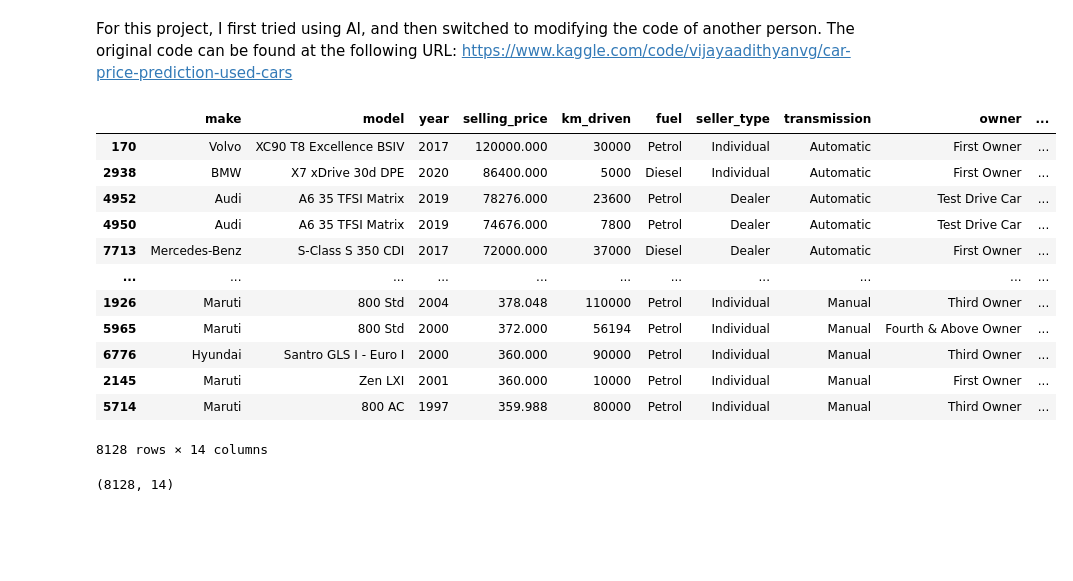
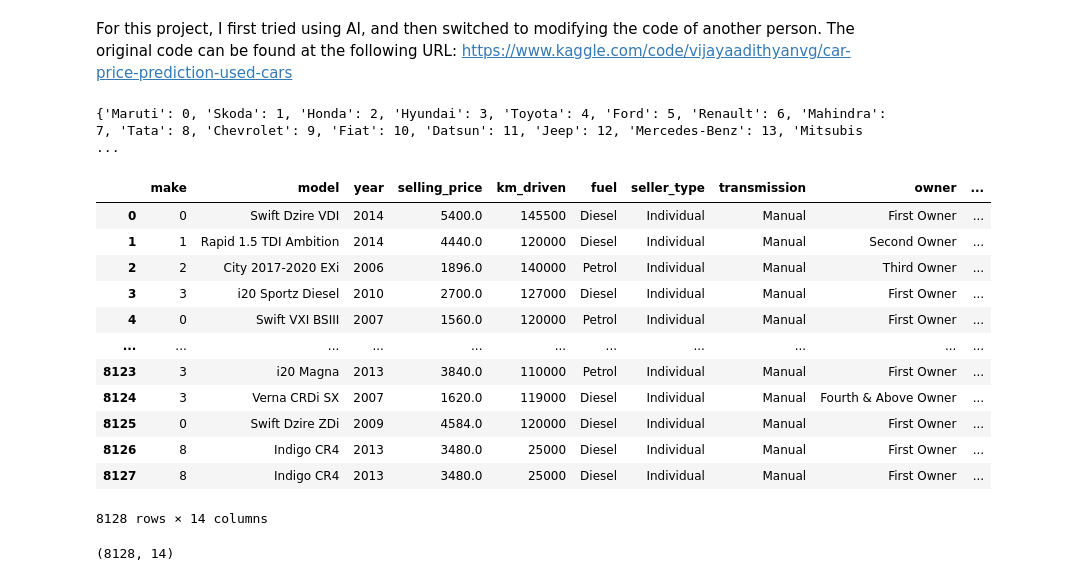
Before and after one commit to IAmEchino/INST414-Module6-IAmEchino, a Jupyter notebook: module_6_no_ai.ipynb, the cells around one changed output. Cells and saved outputs as stored; diff of their text form; code cells hidden in the pictures; blank space fills up the shorter version.

```diff
--- a/module_6_no_ai.ipynb
+++ b/module_6_no_ai.ipynb
@@ -11,28 +11,33 @@ from sklearn import metrics
 # %%
 car_df = pd.read_csv('cars.csv')
 # Extract brand from name column
 car_df.insert(0, "make", car_df['name'].apply(lambda x: x.split()[0]))
 car_df.insert(1, "model", car_df['name'].apply(lambda x: " ".join(x.split()[1:])))
 car_df = car_df.drop(columns='name', axis=1)
 car_df['selling_price'] = car_df['selling_price'].multiply(0.012)
-
+make = car_df['make'].unique()
+make_dict = {}
+for i in range(len(make)):
+    make_dict[make[i]] = i
+car_df['make'] = car_df['make'].map(make_dict)
 car_df.sort_values(by='selling_price', ascending=False)
-
-# car_df
+print(make_dict)
+car_df
 # %% [output]
+{'Maruti': 0, 'Skoda': 1, 'Honda': 2, 'Hyundai': 3, 'Toyota': 4, 'Ford': 5, 'Renault': 6, 'Mahindra': 7, 'Tata': 8, 'Chevrolet': 9, 'Fiat': 10, 'Datsun': 11, 'Jeep': 12, 'Mercedes-Benz': 13, 'Mitsubis ...
 |  | make | model | year | selling_price | km_driven | fuel | seller_type | transmission | owner | ... |
-| 170 | Volvo | XC90 T8 Excellence BSIV | 2017 | 120000.000 | 30000 | Petrol | Individual | Automatic | First Owner | ... |
-| 2938 | BMW | X7 xDrive 30d DPE | 2020 | 86400.000 | 5000 | Diesel | Individual | Automatic | First Owner | ... |
-| 4952 | Audi | A6 35 TFSI Matrix | 2019 | 78276.000 | 23600 | Petrol | Dealer | Automatic | Test Drive Car | ... |
-| 4950 | Audi | A6 35 TFSI Matrix | 2019 | 74676.000 | 7800 | Petrol | Dealer | Automatic | Test Drive Car | ... |
-| 7713 | Mercedes-Benz | S-Class S 350 CDI | 2017 | 72000.000 | 37000 | Diesel | Dealer | Automatic | First Owner | ... |
+| 0 | 0 | Swift Dzire VDI | 2014 | 5400.0 | 145500 | Diesel | Individual | Manual | First Owner | ... |
+| 1 | 1 | Rapid 1.5 TDI Ambition | 2014 | 4440.0 | 120000 | Diesel | Individual | Manual | Second Owner | ... |
+| 2 | 2 | City 2017-2020 EXi | 2006 | 1896.0 | 140000 | Petrol | Individual | Manual | Third Owner | ... |
+| 3 | 3 | i20 Sportz Diesel | 2010 | 2700.0 | 127000 | Diesel | Individual | Manual | First Owner | ... |
+| 4 | 0 | Swift VXI BSIII | 2007 | 1560.0 | 120000 | Petrol | Individual | Manual | First Owner | ... |
 | ... | ... | ... | ... | ... | ... | ... | ... | ... | ... | ... |
-| 1926 | Maruti | 800 Std | 2004 | 378.048 | 110000 | Petrol | Individual | Manual | Third Owner | ... |
-| 5965 | Maruti | 800 Std | 2000 | 372.000 | 56194 | Petrol | Individual | Manual | Fourth & Above Owner | ... |
-| 6776 | Hyundai | Santro GLS I - Euro I | 2000 | 360.000 | 90000 | Petrol | Individual | Manual | Third Owner | ... |
-| 2145 | Maruti | Zen LXI | 2001 | 360.000 | 10000 | Petrol | Individual | Manual | First Owner | ... |
-| 5714 | Maruti | 800 AC | 1997 | 359.988 | 80000 | Petrol | Individual | Manual | Third Owner | ... |
+| 8123 | 3 | i20 Magna | 2013 | 3840.0 | 110000 | Petrol | Individual | Manual | First Owner | ... |
+| 8124 | 3 | Verna CRDi SX | 2007 | 1620.0 | 119000 | Diesel | Individual | Manual | Fourth & Above Owner | ... |
+| 8125 | 0 | Swift Dzire ZDi | 2009 | 4584.0 | 120000 | Diesel | Individual | Manual | First Owner | ... |
+| 8126 | 8 | Indigo CR4 | 2013 | 3480.0 | 25000 | Diesel | Individual | Manual | First Owner | ... |
+| 8127 | 8 | Indigo CR4 | 2013 | 3480.0 | 25000 | Diesel | Individual | Manual | First Owner | ... |
-8128 rows × 14 columns
+8128 rows × 14 columns
 # %%
 car_df.shape
 #rows, then columns
```
Also changed, not shown: 7 other files.
